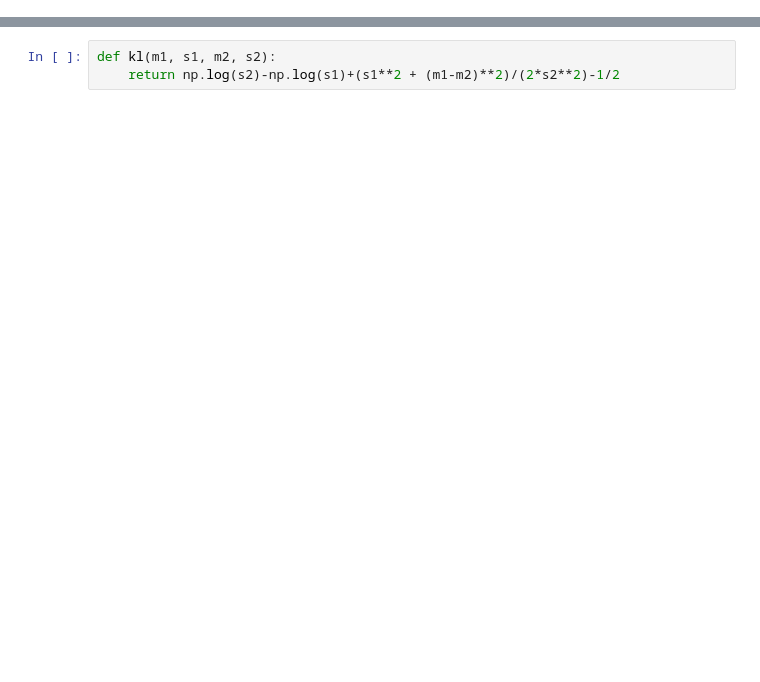
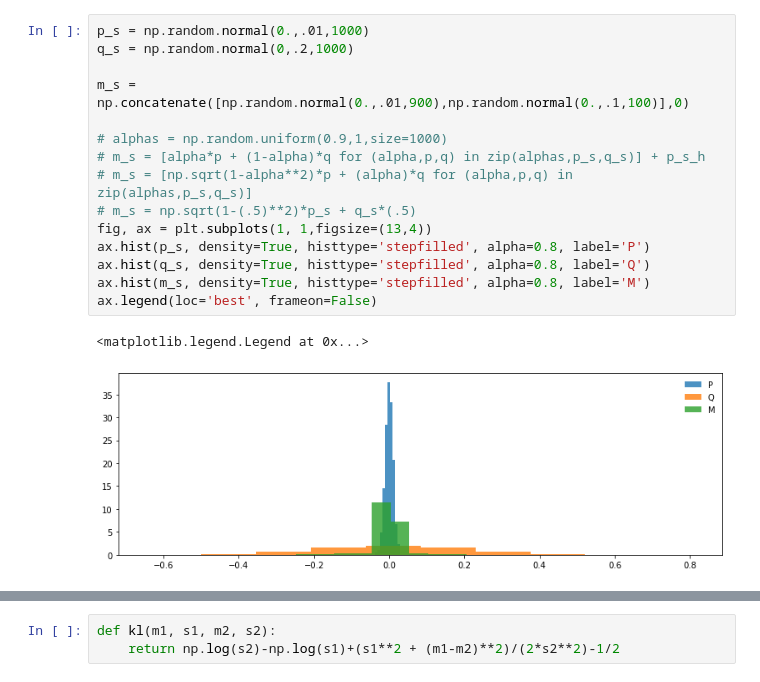
Before and after one commit to akashgit/cob, a Jupyter notebook: notebooks/CoB_interactive.ipynb, the cells around one changed output, grey strips where cells are left out. Drawn from its saved outputs; the diff is of its cells as text; blank space fills up the shorter version.

```diff
--- a/notebooks/CoB_interactive.ipynb
+++ b/notebooks/CoB_interactive.ipynb
@@ -33,4 +41,22 @@ The autoreload extension is already loaded. To reload it, use:
 1.15.0
+# %%
+p_s = np.random.normal(0.,.01,1000)
+q_s = np.random.normal(0,.2,1000)
+
+m_s = np.concatenate([np.random.normal(0.,.01,900),np.random.normal(0.,.1,100)],0)
+
+# alphas = np.random.uniform(0.9,1,size=1000)
+# m_s = [alpha*p + (1-alpha)*q for (alpha,p,q) in zip(alphas,p_s,q_s)] + p_s_h
+# m_s = [np.sqrt(1-alpha**2)*p + (alpha)*q for (alpha,p,q) in zip(alphas,p_s,q_s)]
+# m_s = np.sqrt(1-(.5)**2)*p_s + q_s*(.5)
+fig, ax = plt.subplots(1, 1,figsize=(13,4))
+ax.hist(p_s, density=True, histtype='stepfilled', alpha=0.8, label='P')
+ax.hist(q_s, density=True, histtype='stepfilled', alpha=0.8, label='Q')
+ax.hist(m_s, density=True, histtype='stepfilled', alpha=0.8, label='M')
+ax.legend(loc='best', frameon=False)
+# %% [output]
+<matplotlib.legend.Legend at 0x...>
+[figure, added]
 # %%
 n_dims = 320
 num_samples=100000
```
Also changed, not shown: parts of 8 cells of this notebook, 19 other files.
